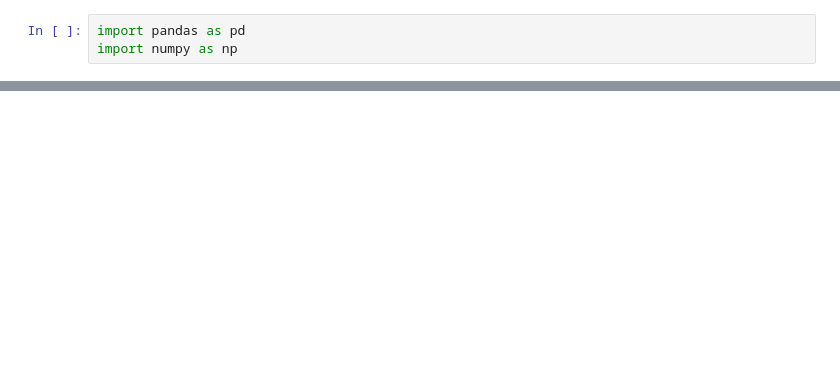
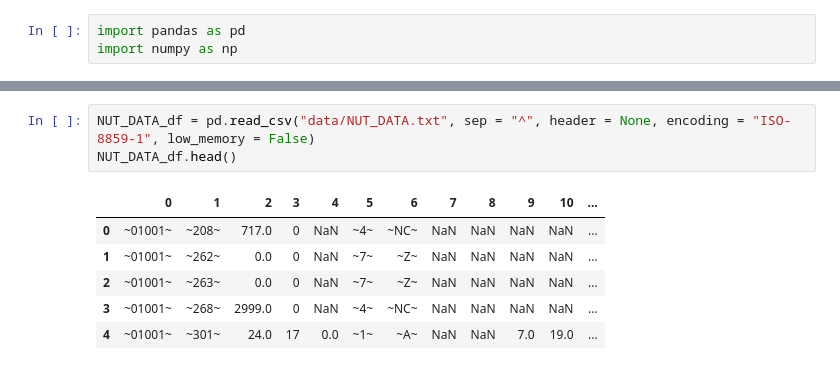
Before and after one commit to SalMaciel/nutrition_dataset, a Jupyter notebook: exploratory.ipynb, the cells around one changed output, grey strips where cells are left out. Cells and saved outputs as stored; diff of their text form; blank space fills up the shorter version.

```diff
--- a/exploratory.ipynb
+++ b/exploratory.ipynb
@@ -44,0 +85,10 @@ FD_GROUP_df.head()
+# %%
+NUT_DATA_df = pd.read_csv("data/NUT_DATA.txt", sep = "^", header = None, encoding = "ISO-8859-1", low_memory = False)
+NUT_DATA_df.head()
+# %% [output]
+|  | 0 | 1 | 2 | 3 | 4 | 5 | 6 | 7 | 8 | 9 | 10 | ... |
+| 0 | ~01001~ | ~208~ | 717.0 | 0 | NaN | ~4~ | ~NC~ | NaN | NaN | NaN | NaN | ... |
+| 1 | ~01001~ | ~262~ | 0.0 | 0 | NaN | ~7~ | ~Z~ | NaN | NaN | NaN | NaN | ... |
+| 2 | ~01001~ | ~263~ | 0.0 | 0 | NaN | ~7~ | ~Z~ | NaN | NaN | NaN | NaN | ... |
+| 3 | ~01001~ | ~268~ | 2999.0 | 0 | NaN | ~4~ | ~NC~ | NaN | NaN | NaN | NaN | ... |
+| 4 | ~01001~ | ~301~ | 24.0 | 17 | 0.0 | ~1~ | ~A~ | NaN | NaN | 7.0 | 19.0 | ... |
```
Also changed, not shown: parts of 11 cells of this notebook.
